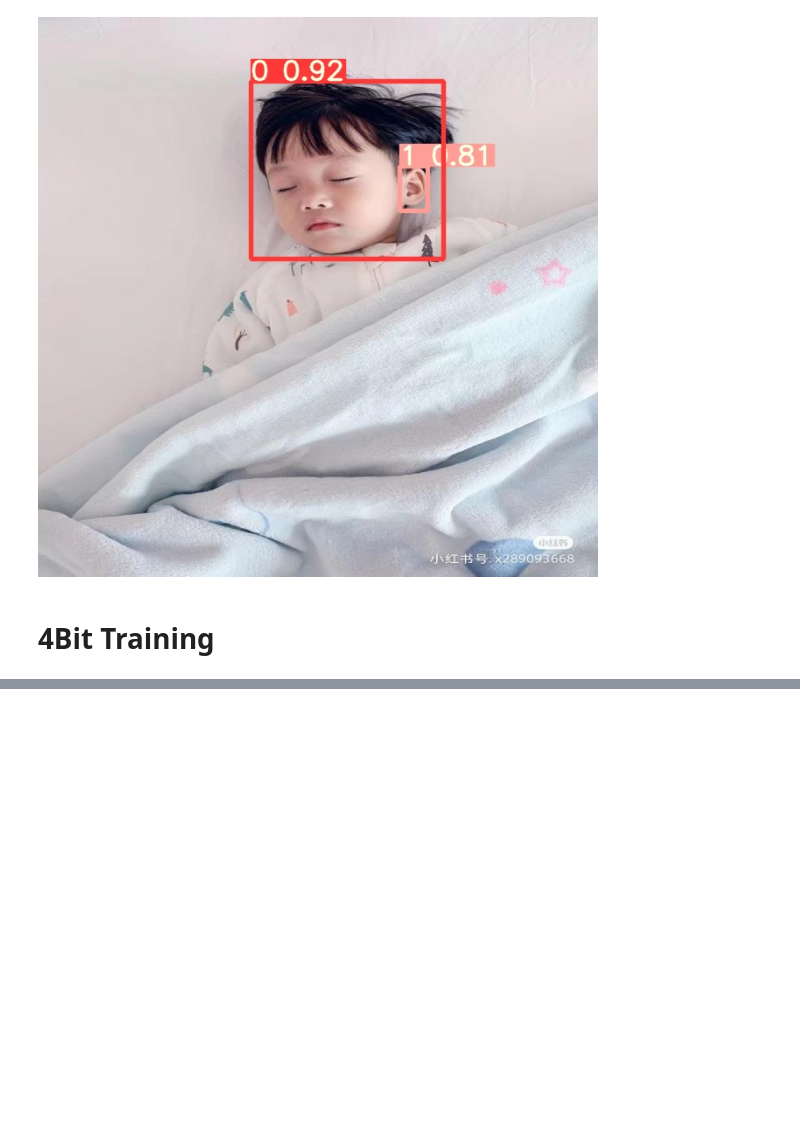
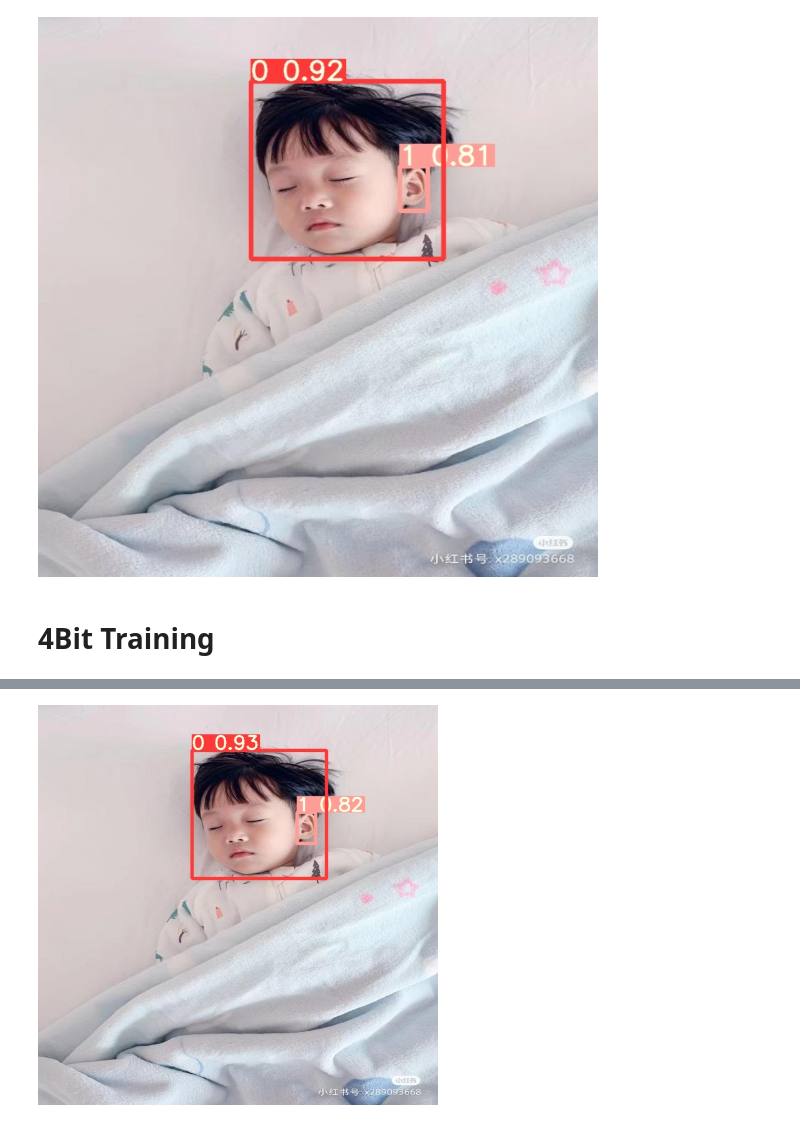
Before and after one commit to sweetagar/yolov5, a Jupyter notebook: pycharm_test.ipynb, the cells around one changed output, grey strips where cells are left out. Cells and saved outputs as stored; diff of their text form; code cells hidden in the pictures; blank space fills up the shorter version.

```diff
--- a/pycharm_test.ipynb
+++ b/pycharm_test.ipynb
@@ -202,0 +247,4 @@ wandb: Install Weights & Biases for YOLOv5 logging with 'pip install wandb' (rec
+# %%
+Image(filename='runs/detect/exp10/baby.jpg', width=400)
+# %% [output]
+[figure, added]
```
Also changed, not shown: parts of 5 cells of this notebook, 2 other files.
